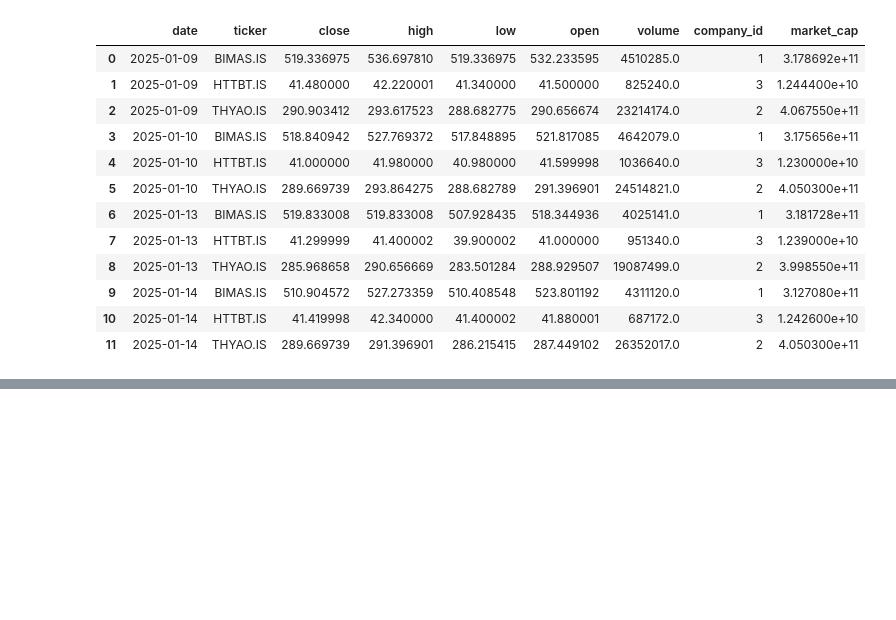
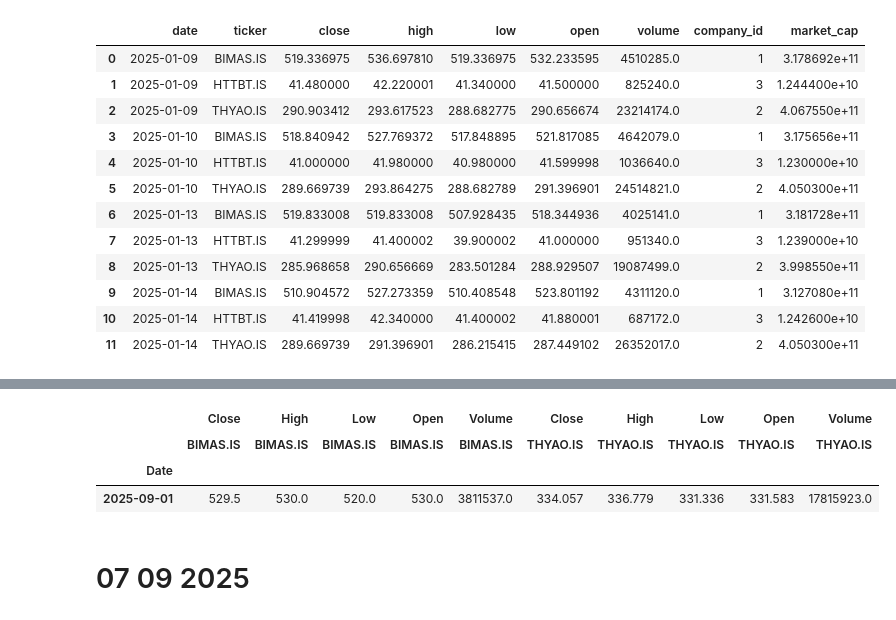
Before and after one commit to barbarosugurkan/portfolio-backtest-project, a Jupyter notebook: docs/test_fetch_prices.ipynb, the cells around one changed output, grey strips where cells are left out. Drawn from its saved outputs; the diff is of its cells as text; code cells hidden in the pictures; blank space fills up the shorter version.

```diff
--- a/docs/test_fetch_prices.ipynb
+++ b/docs/test_fetch_prices.ipynb
@@ -250,0 +275,39 @@ data
+# %%
+import numpy as np
+import pandas as pd
+# Sütun adlarını 3 seviyeli tuple'lar olarak tanımla
+columns_yf = pd.MultiIndex.from_tuples([
+    ('Close', 'BIMAS.IS'),
+    ('High', 'BIMAS.IS'),
+    ('Low', 'BIMAS.IS'),
+    ('Open', 'BIMAS.IS'),
+    ('Volume', 'BIMAS.IS'),
+    ('Close', 'THYAO.IS'),
+    ('High', 'THYAO.IS'),
+    ('Low', 'THYAO.IS'),
+    ('Open', 'THYAO.IS'),
+    ('Volume', 'THYAO.IS')
+])
+
+# Veriyi bir satır ve 10 sütunluk bir NumPy dizisi olarak hazırla
+data_yf = np.array([[
+    529.5, 530.0, 520.0, 530.0, 3811537,
+    334.057, 336.779, 331.336, 331.583, 17815923
+]])
+
+# DataFrame'i oluştur
+mock_df_yf = pd.DataFrame(
+    data_yf,
+    columns=columns_yf,
+    index=pd.DatetimeIndex(['2025-09-01'])
+)
+mock_df_yf.index.name = 'Date'
+
+mock_df_yf
+# %% [output]
+|  | Close | High | Low | Open | Volume | Close | High | Low | Open | Volume |
+|  | BIMAS.IS | BIMAS.IS | BIMAS.IS | BIMAS.IS | BIMAS.IS | THYAO.IS | THYAO.IS | THYAO.IS | THYAO.IS | THYAO.IS |
+| Date |  |  |  |  |  |  |  |  |  |  |
+| 2025-09-01 | 529.5 | 530.0 | 520.0 | 530.0 | 3811537.0 | 334.057 | 336.779 | 331.336 | 331.583 | 17815923.0 |
+# %% [markdown]
+# 07 09 2025
```
Also changed, not shown: parts of 9 cells of this notebook, 1 other file.
